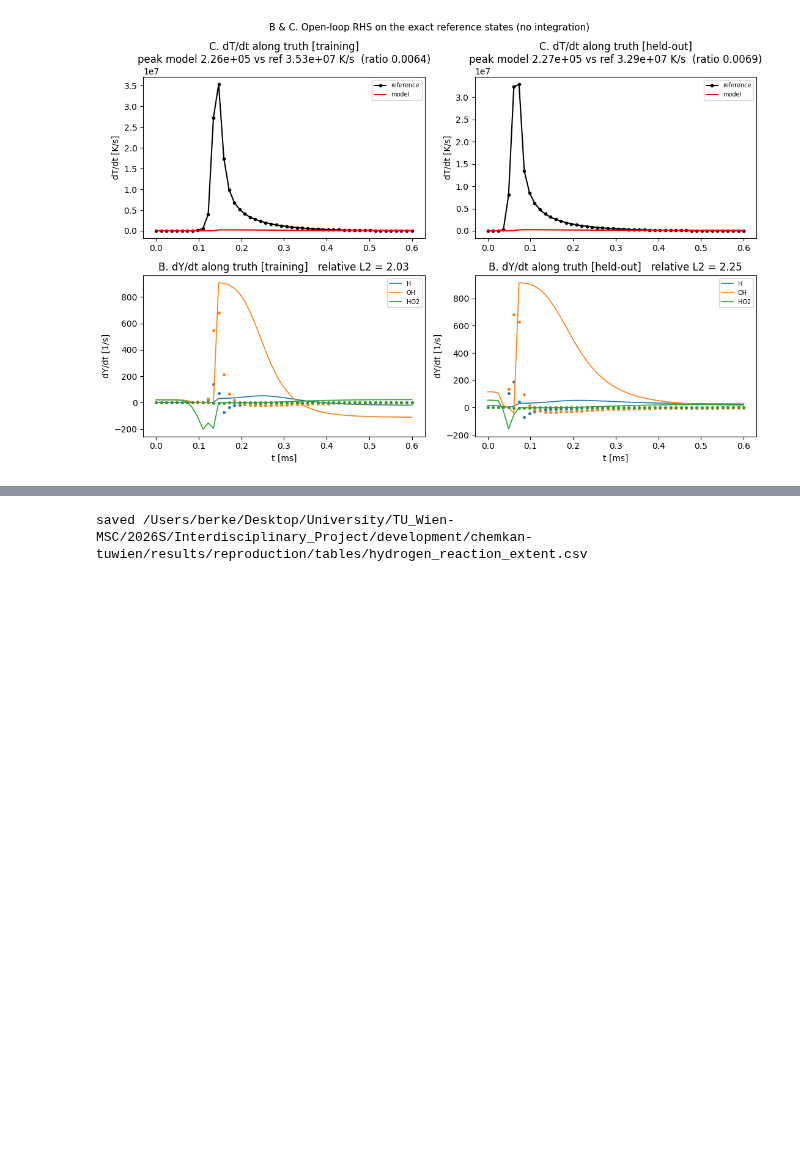
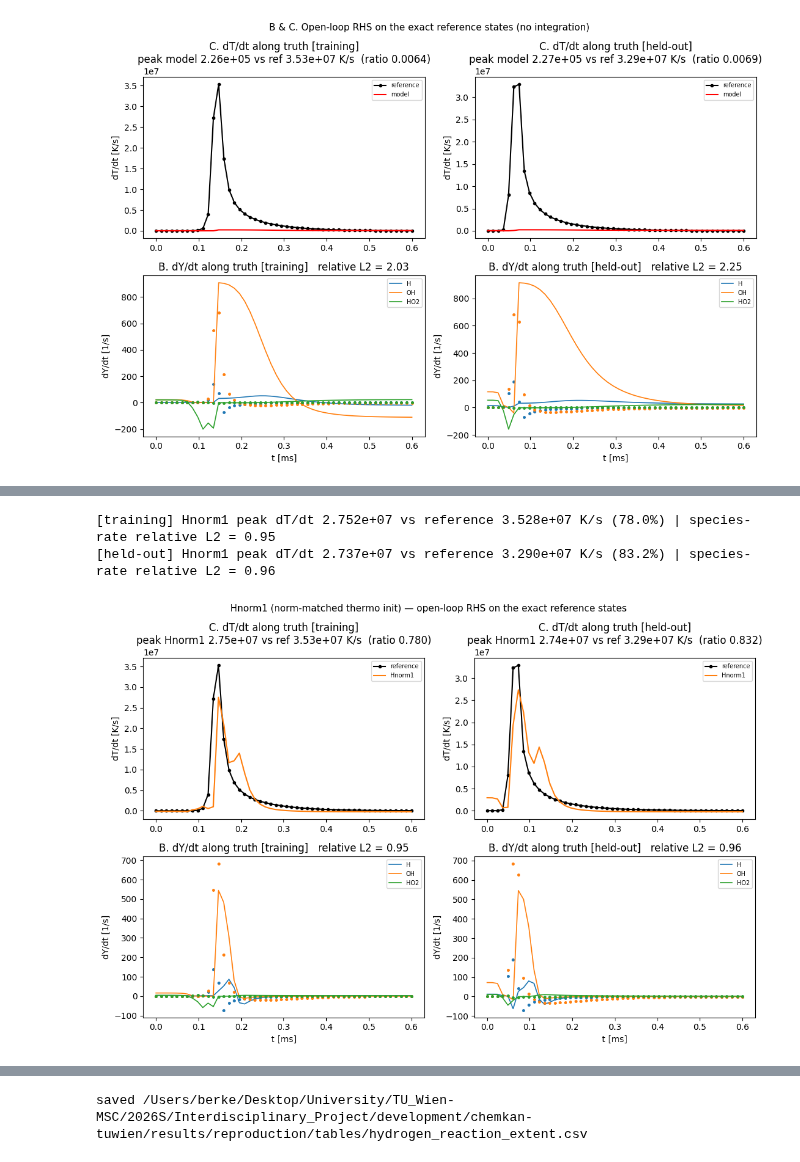
Before and after one commit to bnkglu/chemkan-tuwien, a Jupyter notebook: chemkan/notebooks/08_hydrogen_reproduction.ipynb, the cells around one changed output, grey strips where cells are left out. Cells and saved outputs as stored; diff of their text form; code cells hidden in the pictures; blank space fills up the shorter version.

```diff
--- a/chemkan/notebooks/08_hydrogen_reproduction.ipynb
+++ b/chemkan/notebooks/08_hydrogen_reproduction.ipynb
@@ -852,18 +675,3 @@ plt.show()
 # %% [output]
 saved /Users/berke/Desktop/University/TU_Wien-MSC/2026S/Interdisciplinary_Project/development/chemkan-tuwien/results/reproduction/figures/hydrogen/hydrogen_DIAGNOSTIC_rhs_along_truth.pdf
 [figure]
-# %%
-# D. Per-state closed-loop Stage-2 MSE (integrated from the initial condition alone).
-fig, ax = plt.subplots(1, 2, figsize=(11, 4))
-labels = species + ["T"]
-for c, (T0, phi, role) in enumerate(DIAG_CONDS):
-    _, ref, pred, _ = integrate_case(T0, phi)                      # closed-loop, 50-pt grid
-    per = ((normstate(pred) - normstate(ref)) ** 2).mean(axis=0)   # per-state normalized MSE
-    colors = ["crimson" if lab == "T" else "steelblue" for lab in labels]
-    ax[c].bar(labels, per, color=colors)
-    ax[c].set_title(f"D. per-state closed-loop MSE [{role}]   (temperature = crimson)")
-    ax[c].set_ylabel("normalized MSE"); ax[c].tick_params(axis="x", rotation=45)
-    top = labels[int(np.argmax(per))]
-    print(f"[{role}] dominant state = {top}   T-MSE = {per[-1]:.3e}   "
-          f"max non-T = {max(p for lab, p in zip(labels, per) if lab != 'T'):.3e}")
-fig.tight_layout(); plt.show()
@@ -902,3 +692,50 @@ condition     role  t_ignition_s  pre_MSE  ignition_MSE  post_MSE
+# %%
+# B & C for Hnorm1: same open-loop RHS check, norm-matched thermo initialization.
+ckpt_h1 = torch.load(COMPARE_DIR / "checkpoint_final.pt", map_location="cpu", weights_only=False)
+model_h1 = build_chemkan(ckpt_h1, len(species), "cpu")
+norm_h1 = load_input_scaling(ckpt_h1, "cpu")
+dyn_h1 = ChemKANDynamics(model_h1, input_normalizer=norm_h1)
+
+def rhs_along_reference_h1(ref):
+    """Hnorm1 d[Y,T]/dt on the EXACT reference states, and the reference derivative."""
+    tf = torch.as_tensor(t, dtype=torch.float32)
+    with torch.no_grad():
+        md = torch.stack([dyn_h1(tf[j], torch.as_tensor(ref[j], dtype=torch.float32).unsqueeze(0))[0]
+                          for j in range(len(t))]).numpy()
+    return md, np.gradient(ref, t, axis=0)
+
+fig, ax = plt.subplots(2, 2, figsize=(11, 7.5))
+for c, (T0, phi, role) in enumerate(DIAG_CONDS):
+    ref = states[_cond_index(T0, phi)]
+    md, rd = rhs_along_reference_h1(ref)
+    kmax = int(rd[:, -1].argmax())
+    ratio = md[kmax, -1] / rd[kmax, -1] if rd[kmax, -1] else float("nan")
+    ax[0, c].plot(t * 1e3, rd[:, -1], "k-o", ms=3, label="reference")
+    ax[0, c].plot(t * 1e3, md[:, -1], "-", color="tab:orange", lw=1.5, label="Hnorm1")
+    ax[0, c].set_title(f"C. dT/dt along truth [{role}]\npeak Hnorm1 {md[kmax, -1]:.2e} vs ref "
+                       f"{rd[kmax, -1]:.2e} K/s  (ratio {ratio:.3f})")
+    ax[0, c].set_ylabel("dT/dt [K/s]"); ax[0, c].legend(fontsize=7)
+    relL2 = np.linalg.norm(md[:, :m] - rd[:, :m]) / (np.linalg.norm(rd[:, :m]) + 1e-30)
+    for sp in ["H", "OH", "HO2"]:
+        k = species.index(sp)
+        line, = ax[1, c].plot(t * 1e3, rd[:, k], "o", ms=2.5)
+        ax[1, c].plot(t * 1e3, md[:, k], "-", lw=1.2, color=line.get_color(), label=sp)
+    ax[1, c].set_title(f"B. dY/dt along truth [{role}]   relative L2 = {relL2:.2f}")
+    ax[1, c].set_xlabel("t [ms]"); ax[1, c].set_ylabel("dY/dt [1/s]"); ax[1, c].legend(fontsize=7)
+    print(f"[{role}] Hnorm1 peak dT/dt {md[kmax, -1]:.3e} vs reference {rd[kmax, -1]:.3e} K/s "
+          f"({100 * ratio:.1f}%) | species-rate relative L2 = {relL2:.2f}")
+fig.suptitle("Hnorm1 (norm-matched thermo init) — open-loop RHS on the exact reference states",
+             fontsize=11)
+fig.tight_layout()
+if SAVE_FIGURES:
+    for ext in ("pdf", "png"):
+        fig.savefig(FIG_DIR / f"hydrogen_DIAGNOSTIC_rhs_along_truth_hnorm1.{ext}",
+                    dpi=300, bbox_inches="tight")
+plt.show()
+# %% [output]
+[training] Hnorm1 peak dT/dt 2.752e+07 vs reference 3.528e+07 K/s (78.0%) | species-rate relative L2 = 0.95
+[held-out] Hnorm1 peak dT/dt 2.737e+07 vs reference 3.290e+07 K/s (83.2%) | species-rate relative L2 = 0.96
+[figure, added]
 # %% [markdown]
 ### Reading the diagnostics (evidence, not verdict)
 
```
Also changed, not shown: parts of 26 cells of this notebook, 22 other files.
